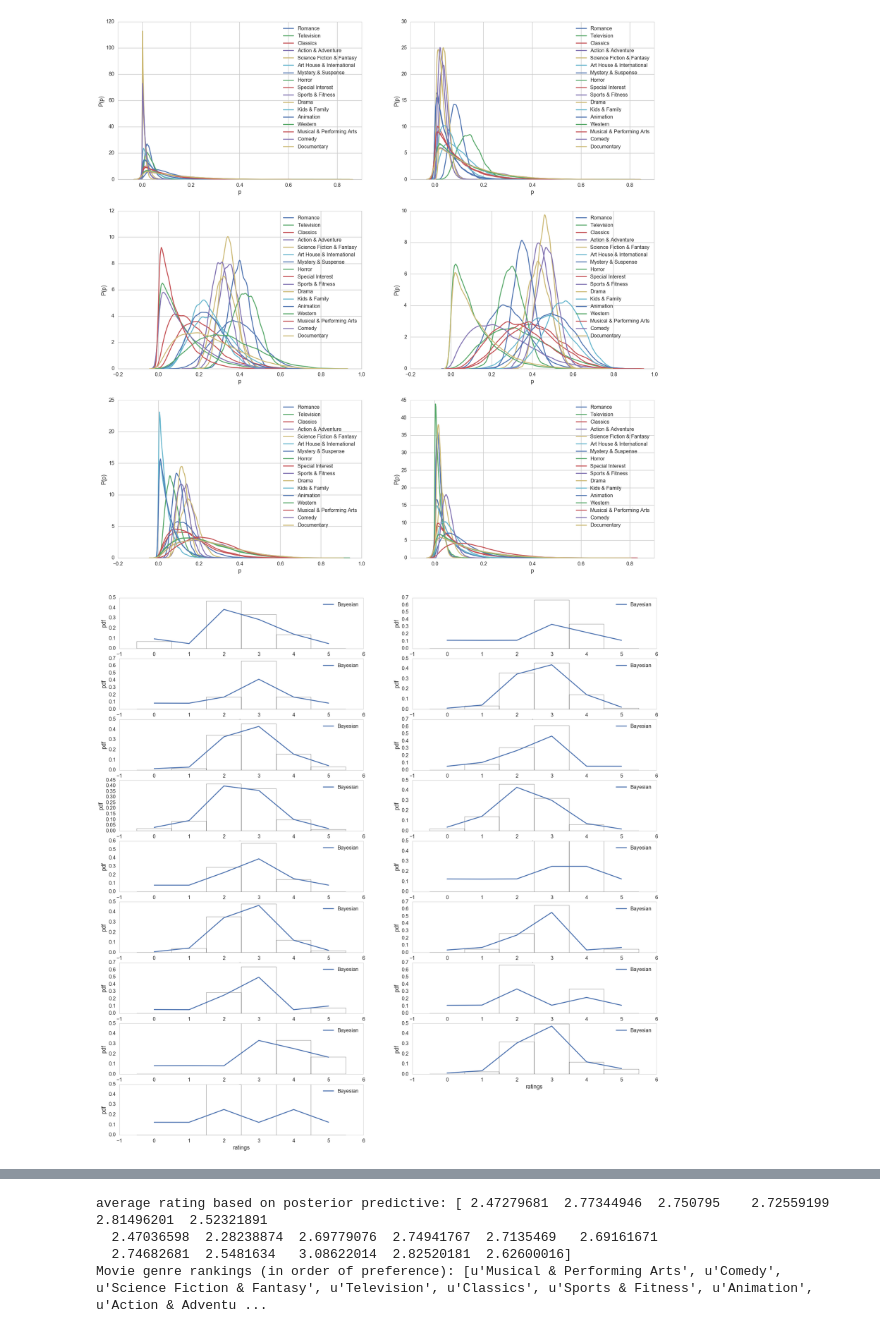
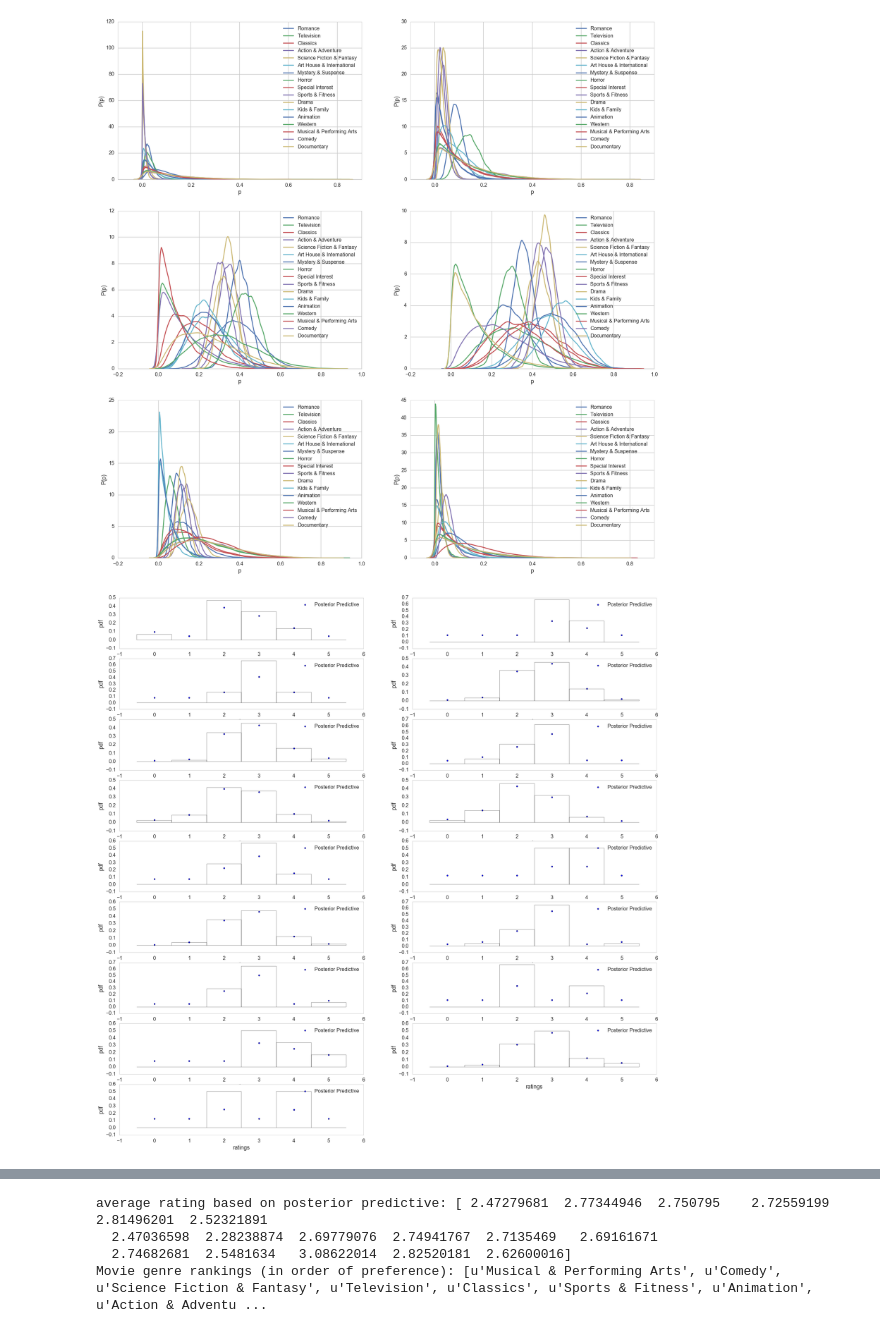
Before and after one commit to joshuamei/AM207project, a Jupyter notebook: Rating movie preferences for a single user.ipynb, the cells around one changed output, grey strips where cells are left out. Saved outputs shown, nothing was run; the diff lists cells and outputs as text; code cells hidden in the pictures.

Commit message:
edited poster

```diff
--- a/Rating movie preferences for a single user.ipynb
+++ b/Rating movie preferences for a single user.ipynb
@@ -373,29 +373,30 @@ for pindx in range(6):
 # %%
 ## Using posterior predictive to recover likely distribution of ratings (for a single movie in each category)
 ratingsvec = np.arange(6)
 Preconstructed = np.zeros((numgenres,len(ratingsvec)))
 numsamples = len(alltraces[burnin:,1,1])
 for genreindx in range(numgenres):
     psamples = alltraces[burnin:,:,genreindx]
 
     for ratingsindex in np.arange(0,len(ratingsvec)):
         rating = np.zeros(6)
         rating[ratingsindex] = 1.
         pplikelihood = []
         for sampleindx in range(numsamples):
             pplikelihood.append(Multinomial(psamples[sampleindx,:],rating))
         Preconstructed[genreindx,ratingsindex] = np.mean(pplikelihood)
 
 ## Plot posterior predictive likelihood over the raw data (for visual comparison)
 plt.figure(figsize=[30,30])
 for genreindx in range(numgenres):
     fig = plt.subplot(9,2,genreindx+1)
     plt.bar(ratingsvec,rating_dist[genreindx]/np.sum(rating_dist[genreindx]),width=1, align="center",fill=False)
     #plt.plot(tvec,Pvec,label = "Poisson (analytic)")
-    plt.plot(ratingsvec,Preconstructed[genreindx],label="Bayesian")
+    plt.scatter(ratingsvec, Preconstructed[genreindx],label="Posterior Predictive")
+    #plt.plot(ratingsvec,Preconstructed[genreindx],label="Posterior Predictive")
     plt.xlabel("ratings")
     plt.ylabel("pdf")
     plt.legend()
     plt.grid()
 # %% [output]
-[figure, old version]
+[figure, new version]
```
Also changed, not shown: parts of 1 cell of this notebook, 2 other files.
